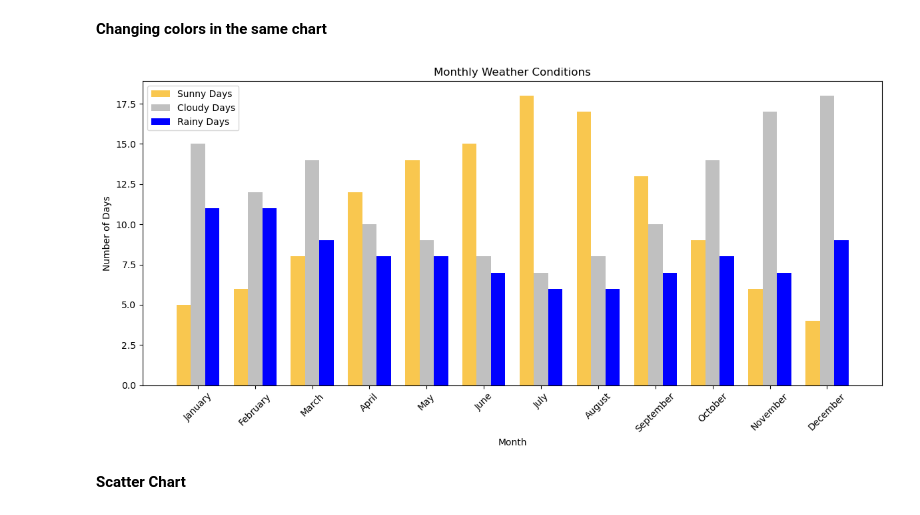
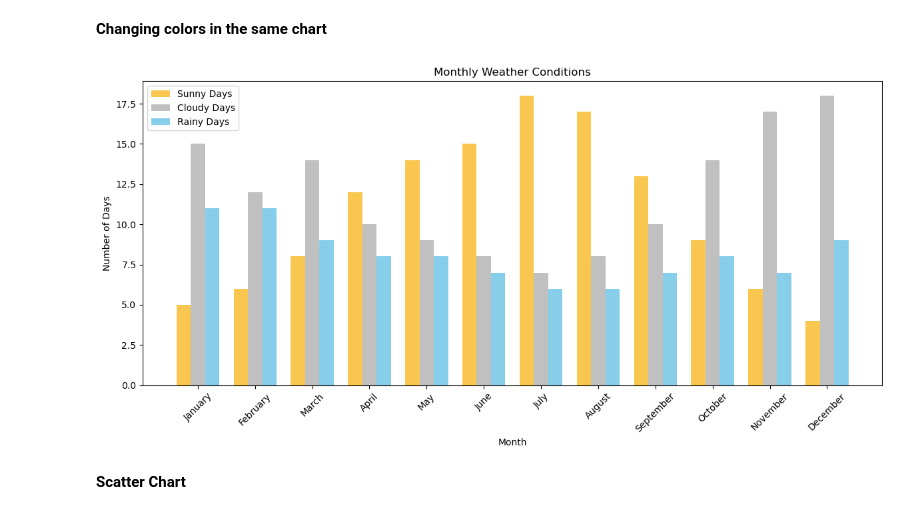
Before and after one commit to yroosel/python_essentials, a Jupyter notebook: Python Essentials Prep 28 mei.ipynb, the cells around one changed output. Cells and saved outputs as stored; diff of their text form; code cells hidden in the pictures.

```diff
--- a/Python Essentials Prep 28 mei .ipynb
+++ b/Python Essentials Prep 28 mei.ipynb
@@ -107,30 +109,30 @@ plt.show()
 # %%
 import matplotlib.pyplot as plt
 
 # BAR GRAPH: Sunny, Cloudy, and Rainy Days per Month
 plt.figure(figsize=(12, 6))
 bar_width = 0.25
 x = range(len(df['Month']))
 
 # Define colors
 sunny_color = '#f9c74f'   # yellow/gold
 cloudy_color = 'silver'   # silver
-rainy_color = 'blue'      # blue
+rainy_color = '#87ceeb'   # bluesky
 
 # Plot bars with custom colors
 plt.bar([i - bar_width for i in x], df['Sunny Days'], width=bar_width, label='Sunny Days', color=sunny_color)
 plt.bar(x, df['Cloudy Days'], width=bar_width, label='Cloudy Days', color=cloudy_color)
 plt.bar([i + bar_width for i in x], df['Rainy Days'], width=bar_width, label='Rainy Days', color=rainy_color)
 
 plt.title('Monthly Weather Conditions')
 plt.xlabel('Month')
 plt.ylabel('Number of Days')
 plt.xticks(ticks=x, labels=df['Month'], rotation=45)
 plt.legend()
 plt.tight_layout()
 plt.show()
 # %% [output]
-[figure, old version]
+[figure, new version]
 # %% [markdown]
 **Scatter Chart**
 # %%
```
Also changed, not shown: parts of 17 cells of this notebook, 1 other file.
